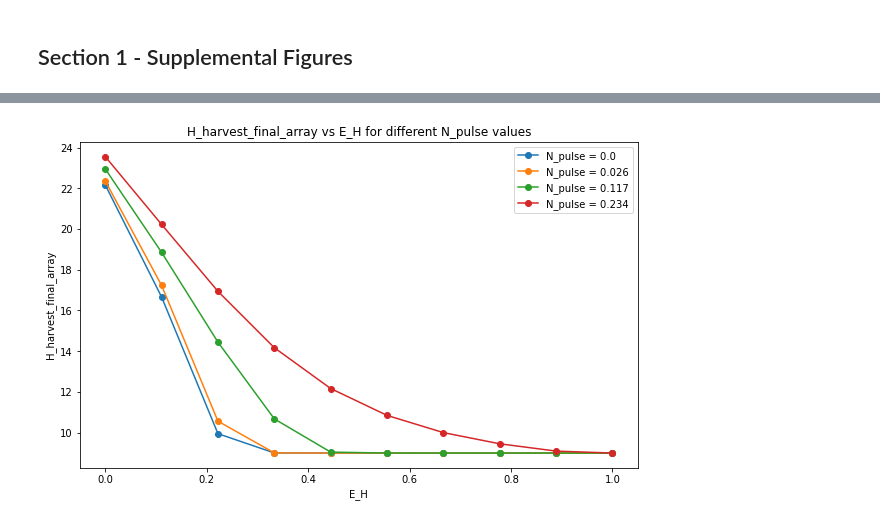
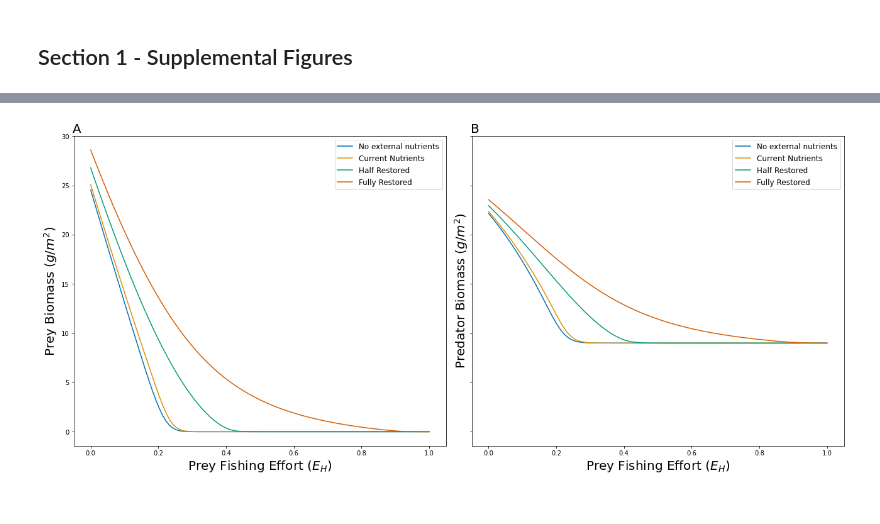
Before and after one commit to ainnesgold/kbay_estuary_model, a Jupyter notebook: supermodel_python_section_1_and_supplemental.ipynb, the cells around one changed output, grey strips where cells are left out. Drawn from its saved outputs; the diff is of its cells as text; code cells hidden in the pictures.

```diff
--- a/supermodel_python_section_1_and_supplemental.ipynb
+++ b/supermodel_python_section_1_and_supplemental.ipynb
@@ -576,39 +460,58 @@ IndexError: too many indices for array
+# %%
+# Define custom labels
+custom_labels = ["No external nutrients", "Current Nutrients", "Half Restored", "Fully Restored"]
+
+# Use a colorblind-friendly palette
+colors = sns.color_palette("colorblind", len(custom_labels))
+
+# Create subplots
+fig, (ax1, ax2) = plt.subplots(1, 2, figsize=(18, 8), sharey=True)
+
+# Plot the herbivore biomass (H_final_array)
+for idx, label in enumerate(custom_labels):
+    ax1.plot(E_H_array, H_final_array_prey[idx], label=label, color=colors[idx])
+
+ax1.set_xlabel('Prey Fishing Effort ($E_H$)', fontsize=20)
+ax1.set_ylabel('Prey Biomass ($g/m^2$)', fontsize=20)
+ax1.text(0.02, 1.04, 'A', transform=ax1.transAxes, fontsize=20, va='top', ha='right')
+ax1.legend(fontsize=12)
+
+# Plot the predator biomass (P_final_array)
+for idx, label in enumerate(custom_labels):
+    ax2.plot(E_H_array, P_final_array_prey[idx], label=label, color=colors[idx])
+
+ax2.set_xlabel('Prey Fishing Effort ($E_H$)', fontsize=20)
+ax2.set_ylabel('Predator Biomass ($g/m^2$)', fontsize=20)
+ax2.text(0.02, 1.04, 'B', transform=ax2.transAxes, fontsize=20, va='top', ha='right')
+ax2.legend(fontsize=12)
+
+# Adjust layout
+plt.tight_layout()
+plt.show()
+# %% [output]
+[figure, added]
 # %%
 parameters_dict = default_params()
 
 # Define parameters
 N_pulse_values = [0.0, 0.026, 0.117, 0.234]
-size = 10
-E_H_array = np.linspace(0, 1.0, size)
+size = 100
+E_P_array = np.linspace(0, 1.0, size)
 
 # Initialize array to store results
-H_harvest_final_array = np.zeros((len(N_pulse_values), size))
-H_final_array = np.zeros((len(N_pulse_values), size))
-P_final_array = np.zeros((len(N_pulse_values), size))
+P_harvest_final_array_predator = np.zeros((len(N_pulse_values), size))
+H_final_array_predator = np.zeros((len(N_pulse_values), size))
+P_final_array_predator = np.zeros((len(N_pulse_values), size))
 
 # Compute results for each N_pulse value
 for idx, N_pulse in enumerate(N_pulse_values):
     for i in range(size):
-        E_H = E_H_array[i]
+        E_P = E_P_array[i]
         parameters_dict = default_params()
-        parameters_dict['E_H'] = E_H / 365
+        parameters_dict['E_P'] = E_P / 365
         parameters_dict['N_pulse'] = N_pulse
         H_array, P_array, PH_array, N_array, H_harvest_array, P_harvest_array, grazing_array = run_model(H0, P0, PH0, N0, parameters_dict)
-        H_harvest_final_array[idx, i] = np.mean(H_harvest_array[-3650:-1])
-        H_final_array[idx, i] = np.mean(H_array[-3650:-1])
-        P_final_array[idx, i] = np.mean(P_array[-3650:-1])
-
-# Plot the results
-plt.figure(figsize=(10, 6))
-
-for idx, N_pulse in enumerate(N_pulse_values):
-    plt.plot(E_H_array, P_final_array[idx], label=f'N_pulse = {N_pulse}', marker ="o")
-
-plt.xlabel('E_H')
-plt.ylabel('H_harvest_final_array')
-plt.title('H_harvest_final_array vs E_H for different N_pulse values')
-plt.legend()
-plt.show()
+        P_harvest_final_array_predator[idx, i] = np.mean(H_harvest_array[-3650:-1])
+        H_final_array_predator[idx, i] = np.mean(H_array[-3650:-1])
+        P_final_array_predator[idx, i] = np.mean(P_array[-3650:-1])
-# %% [output]
-[figure, removed]
 # %%
```
Also changed, not shown: parts of 11 cells of this notebook, 25 other files.
